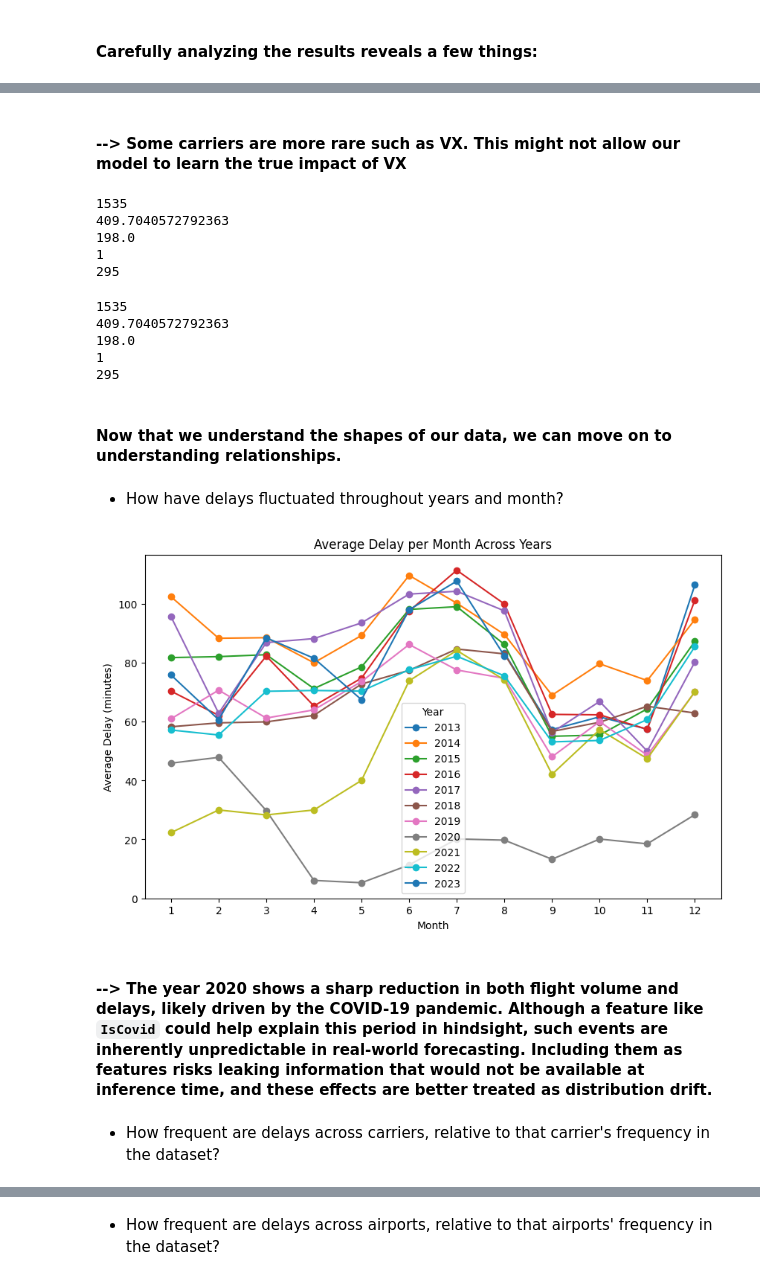
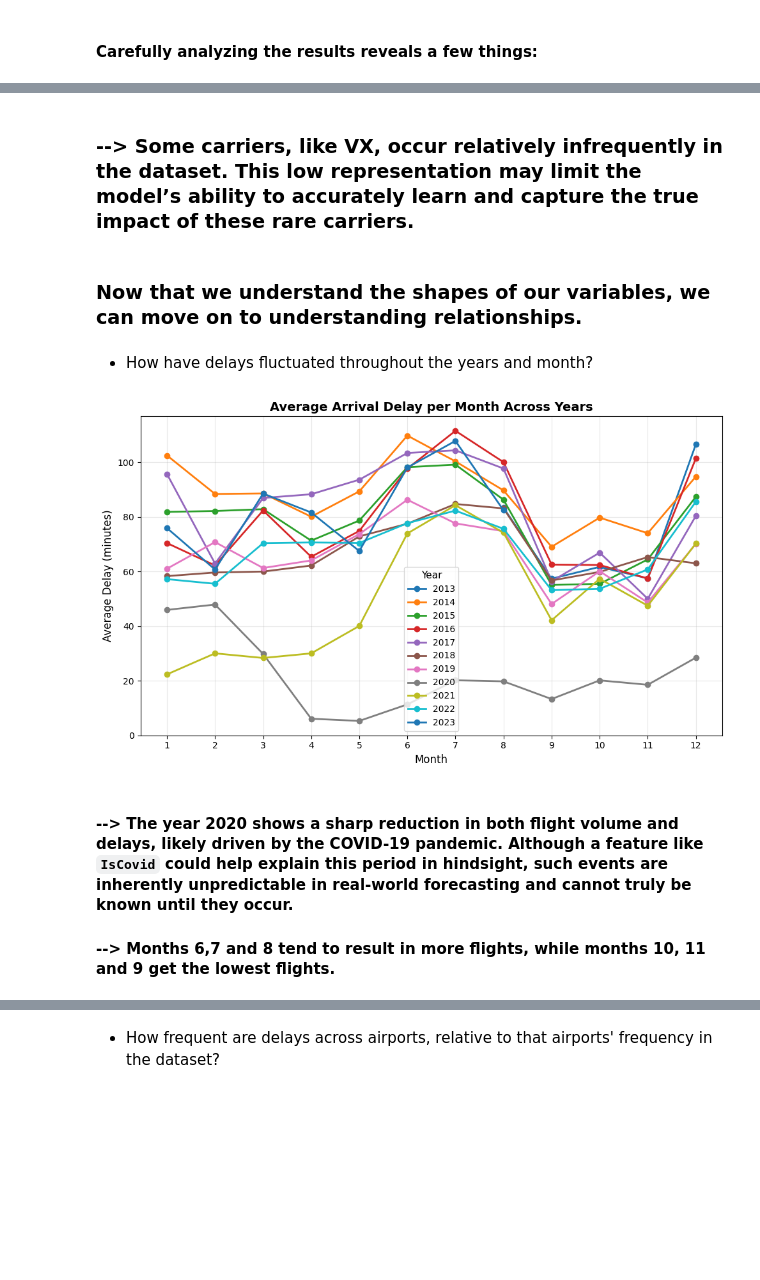
Before and after one commit to AnastasiaRassi/Forecasting-Flight-Delays-Monthly, a Jupyter notebook: notebooks/01_eda_cleaning.ipynb, the cells around one changed output, grey strips where cells are left out. Drawn from its saved outputs; the diff is of its cells as text; code cells hidden in the pictures; blank space fills up the shorter version.

```diff
--- a/notebooks/01_eda_cleaning.ipynb
+++ b/notebooks/01_eda_cleaning.ipynb
@@ -3,7 +4,11 @@
 # %%
-import pandas as pd # you could use pandas for the same operations if it is more familiar.
+import pandas as pd
+import numpy as np
 
-df = pd.read_csv(r'C:\Users\User\Documents\UDE\Flights_preds\data\Airline_Delay_Cause.csv')
+np.random.seed(42)
+
+DATA_PATH = '../Airline_Delay_Cause.csv'  # Find the dataset here: https://www.kaggle.com/datasets/sriharshaeedala/airline-delay
+df = pd.read_csv(DATA_PATH)
 df.head()
 # %% [output]
 |  | year | month | carrier | carrier_name | airport | airport_name | arr_flights | arr_del15 | carrier_ct | ... |
@@ -167,65 +195,48 @@ plt.show()
 # %% [markdown]
-#### --> Some carriers are more rare such as VX. This might not allow our model to learn the true impact of VX
+### --> Some carriers, like VX, occur relatively infrequently in the dataset. This low representation may limit the model’s ability to accurately learn and capture the true impact of these rare carriers.
-# %%
-cts = df['airport_name'].value_counts()
-air_name_counts = pd.DataFrame({col: cts.index, "count": cts.values}).sort_values(by = 'count')
-print(air_name_counts['count'].max())
-print(air_name_counts['count'].mean())
-print(air_name_counts['count'].median())
-print(air_name_counts['count'].min())
-print(air_name_counts['count'].nunique())
-# %% [output]
-1535
-409.7040572792363
-198.0
-1
-295
-# %%
-cts = df['airport_name'].value_counts()
-air_counts = pd.DataFrame({col: cts.index, "count": cts.values}).sort_values(by = 'count')
-print(air_counts['count'].max())
-print(air_counts['count'].mean())
-print(air_counts['count'].median())
-print(air_counts['count'].min())
-print(air_counts['count'].nunique())
-# %% [output]
-1535
-409.7040572792363
-198.0
-1
-295
 # %% [markdown]
-#### Now that we understand the shapes of our data, we can move on to understanding relationships.
+### Now that we understand the shapes of our variables, we can move on to understanding relationships.
 # %% [markdown]
-* How have delays fluctuated throughout years and month?
+* How have delays fluctuated throughout the years and month?
 # %%
 import matplotlib.pyplot as plt
 
+# Aggregate average delay per month per year
 agg = (
     df.groupby(["year", "month"], as_index=False)["arr_del15"]
       .mean()
       .sort_values(["year", "month"])
 )
 
 plt.figure(figsize=(10, 6))
 
+# Plot each year separately
 for year, year_data in agg.groupby("year"):
     plt.plot(
         year_data["month"],
         year_data["arr_del15"],
         marker="o",
+        markersize=6,
+        linewidth=2,
         label=str(year)
     )
 
-plt.title("Average Delay per Month Across Years")
-plt.ylabel("Average Delay (minutes)")
-plt.xlabel("Month")
+# Titles and labels
+plt.title("Average Arrival Delay per Month Across Years", fontsize=14, fontweight="bold")
+plt.xlabel("Month", fontsize=12)
+plt.ylabel("Average Delay (minutes)", fontsize=12)
+
+# Customize x-ticks
 plt.xticks(range(1, 13))
-plt.legend(title="Year")
+plt.grid(alpha=0.3)  # Add subtle gridlines
+
+# Legend with title
+plt.legend(title="Year", fontsize=10, title_fontsize=11)
+
+plt.tight_layout()
 plt.show()
 # %% [output]
-[figure, old version]
+[figure, new version]
 # %% [markdown]
-#### --> The year 2020 shows a sharp reduction in both flight volume and delays, likely driven by the COVID-19 pandemic. Although a feature like `IsCovid` could help explain this period in hindsight, such events are inherently unpredictable in real-world forecasting. Including them as features risks leaking information that would not be available at inference time, and these effects are better treated as **distribution drift.**
+#### --> The year 2020 shows a sharp reduction in both flight volume and delays, likely driven by the COVID-19 pandemic. Although a feature like `IsCovid` could help explain this period in hindsight, such events are inherently unpredictable in real-world forecasting and cannot truly be known until they occur.
+#### --> Months 6,7 and 8 tend to result in more flights, while months 10, 11 and 9 get the lowest flights.
-# %% [markdown]
-* How frequent are delays across carriers, relative to that carrier's frequency in the dataset?
```
Also changed, not shown: parts of 33 cells of this notebook, 1 other file.
